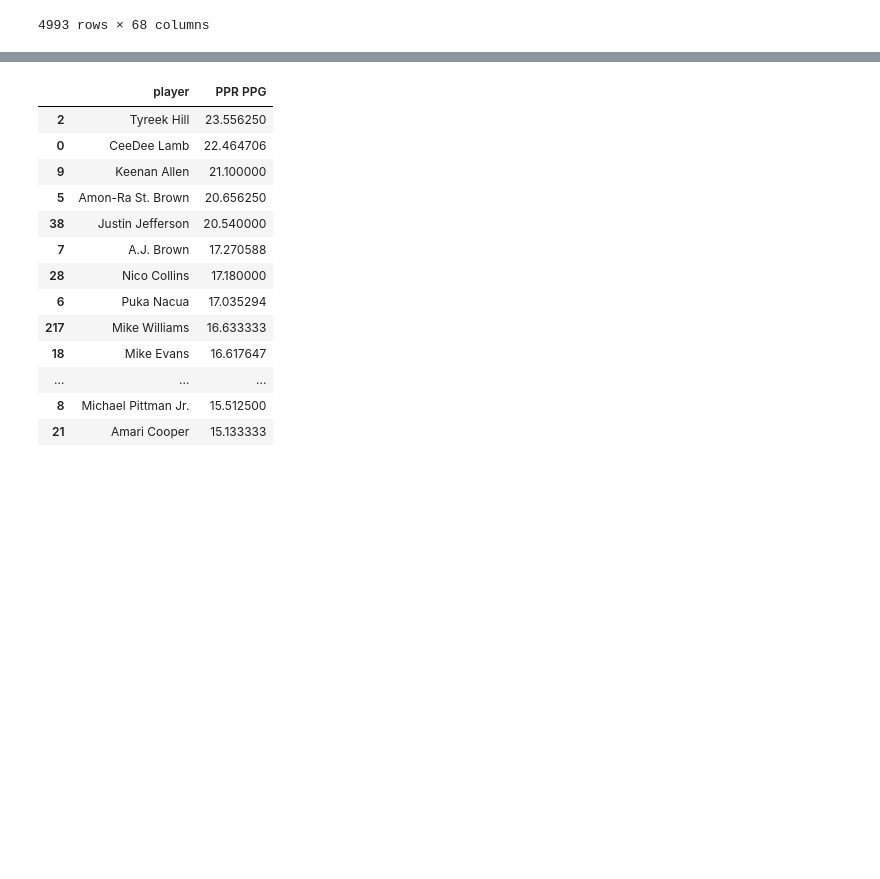
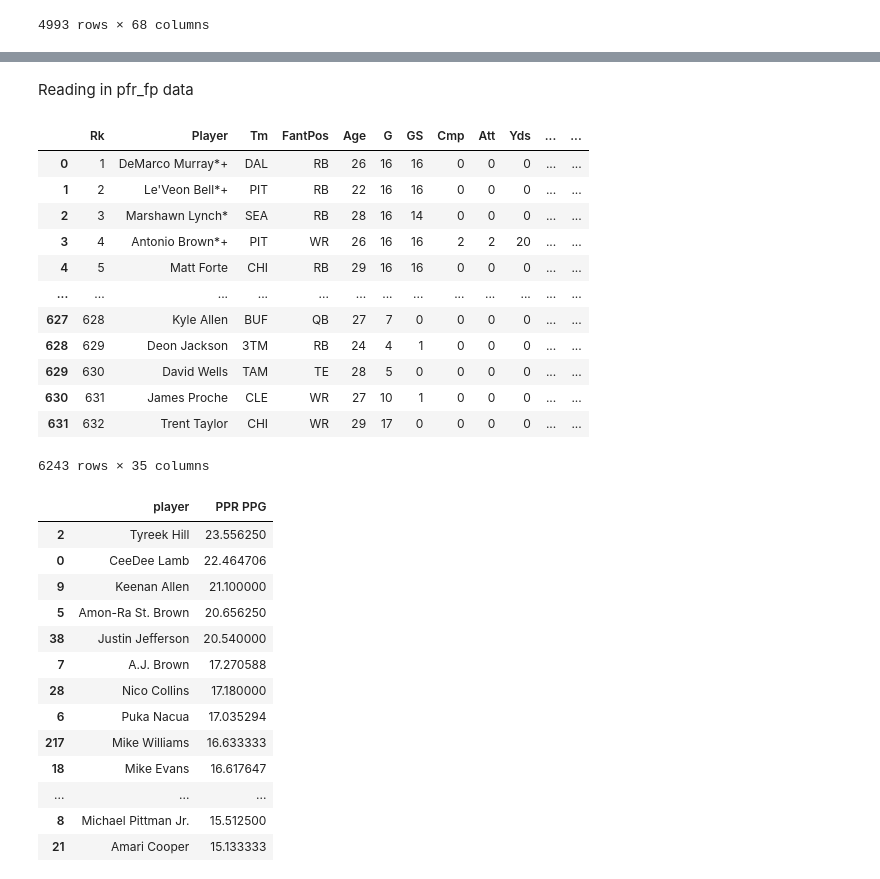
Before and after one commit to scottbwinner/NFL-Models, a Jupyter notebook: WR Model/WR Model.ipynb, the cells around one changed output, grey strips where cells are left out. Drawn from its saved outputs; the diff is of its cells as text; code cells hidden in the pictures; blank space fills up the shorter version.

Commit message:
Added pfr_fp and read it in along with pfr_rz data

```diff
--- a/WR Model/WR Model.ipynb
+++ b/WR Model/WR Model.ipynb
@@ -171,3 +213,47 @@ pff_man_zone
+# %% [markdown]
+Reading in pfr_fp data
+# %%
+pfr_fp14_15 = pd.read_csv('pfr_fp_14-15.csv')
+pfr_fp15_16 = pd.read_csv('pfr_fp_15-16.csv')
+pfr_fp16_17 = pd.read_csv('pfr_fp_16-17.csv')
+pfr_fp17_18 = pd.read_csv('pfr_fp_17-18.csv')
+pfr_fp18_19 = pd.read_csv('pfr_fp_18-19.csv')
+pfr_fp19_20 = pd.read_csv('pfr_fp_19-20.csv')
+pfr_fp20_21 = pd.read_csv('pfr_fp_20-21.csv')
+pfr_fp21_22 = pd.read_csv('pfr_fp_21-22.csv')
+pfr_fp22_23 = pd.read_csv('pfr_fp_22-23.csv')
+pfr_fp23_24 = pd.read_csv('pfr_fp_23-24.csv')
+
+pfr_fp14_15['Season'] = '2014-15'
+pfr_fp15_16['Season'] = '2015-16'
+pfr_fp16_17['Season'] = '2016-17'
+pfr_fp17_18['Season'] = '2017-18'
+pfr_fp18_19['Season'] = '2018-19'
+pfr_fp19_20['Season'] = '2019-20'
+pfr_fp20_21['Season'] = '2020-21'
+pfr_fp21_22['Season'] = '2021-22'
+pfr_fp22_23['Season'] = '2022-23'
+pfr_fp23_24['Season'] = '2023-24'
+
+pfr_fp = pd.concat([pfr_fp14_15, pfr_fp15_16, pfr_fp16_17, pfr_fp17_18, pfr_fp18_19, pfr_fp19_20, pfr_fp20_21, pfr_fp21_22, pfr_fp22_23, pfr_fp23_24])
+
+pfr_fp['Player'] = pfr_fp['Player'].str.replace(r'[*+]', '')
+
+pfr_fp
+# %% [output]
+|  | Rk | Player | Tm | FantPos | Age | G | GS | Cmp | Att | Yds | ... | ... |
+| 0 | 1 | DeMarco Murray*+ | DAL | RB | 26 | 16 | 16 | 0 | 0 | 0 | ... | ... |
+| 1 | 2 | Le'Veon Bell*+ | PIT | RB | 22 | 16 | 16 | 0 | 0 | 0 | ... | ... |
+| 2 | 3 | Marshawn Lynch* | SEA | RB | 28 | 16 | 14 | 0 | 0 | 0 | ... | ... |
+| 3 | 4 | Antonio Brown*+ | PIT | WR | 26 | 16 | 16 | 2 | 2 | 20 | ... | ... |
+| 4 | 5 | Matt Forte | CHI | RB | 29 | 16 | 16 | 0 | 0 | 0 | ... | ... |
+| ... | ... | ... | ... | ... | ... | ... | ... | ... | ... | ... | ... | ... |
+| 627 | 628 | Kyle Allen | BUF | QB | 27 | 7 | 0 | 0 | 0 | 0 | ... | ... |
+| 628 | 629 | Deon Jackson | 3TM | RB | 24 | 4 | 1 | 0 | 0 | 0 | ... | ... |
+| 629 | 630 | David Wells | TAM | TE | 28 | 5 | 0 | 0 | 0 | 0 | ... | ... |
+| 630 | 631 | James Proche | CLE | WR | 27 | 10 | 1 | 0 | 0 | 0 | ... | ... |
+| 631 | 632 | Trent Taylor | CHI | WR | 29 | 17 | 0 | 0 | 0 | 0 | ... | ... |
+6243 rows × 35 columns
 # %%
 df = pff_receiving[pff_receiving['Season'] == '2023-24']
 df[['player', 'PPR PPG']].sort_values(['PPR PPG'], ascending=False).head(20)
```
Also changed, not shown: parts of 2 cells of this notebook, 10 other files.
